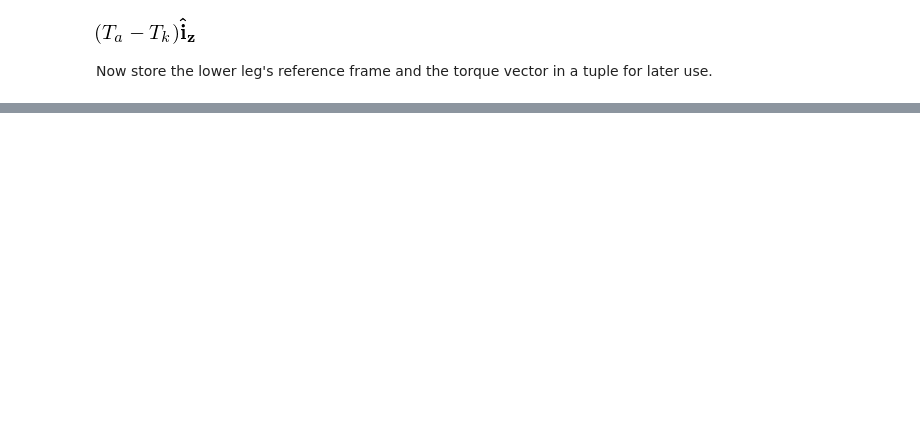
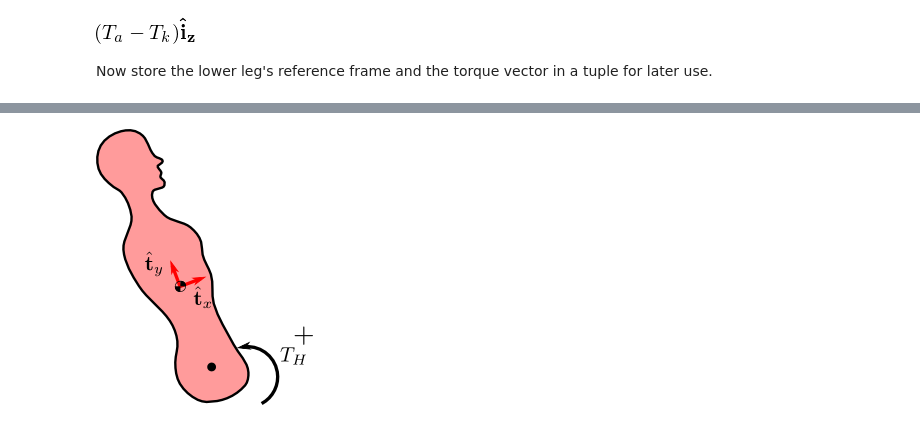
Before and after one commit to pydy/pydy-tutorial-human-standing, a Jupyter notebook: notebooks/n05_kinetics.ipynb, the cells around one changed output, grey strips where cells are left out. Saved outputs shown, nothing was run; the diff lists cells and outputs as text; code cells hidden in the pictures; blank space fills up the shorter version.

```diff
--- a/notebooks/n05_kinetics.ipynb
+++ b/notebooks/n05_kinetics.ipynb
@@ -54,3 +82,7 @@ As an excercise, create the torque tuples that contain the forces acting on the
+# %%
+Image('figures/torso_torque.png')
+# %% [output]
+[figure, added]
 # %%
 upper_leg_torque = (upper_leg_frame, knee_torque * inertial_frame.z - hip_torque * inertial_frame.z)
 # %%
```
Also changed, not shown: parts of 14 cells of this notebook, 6 other files.
